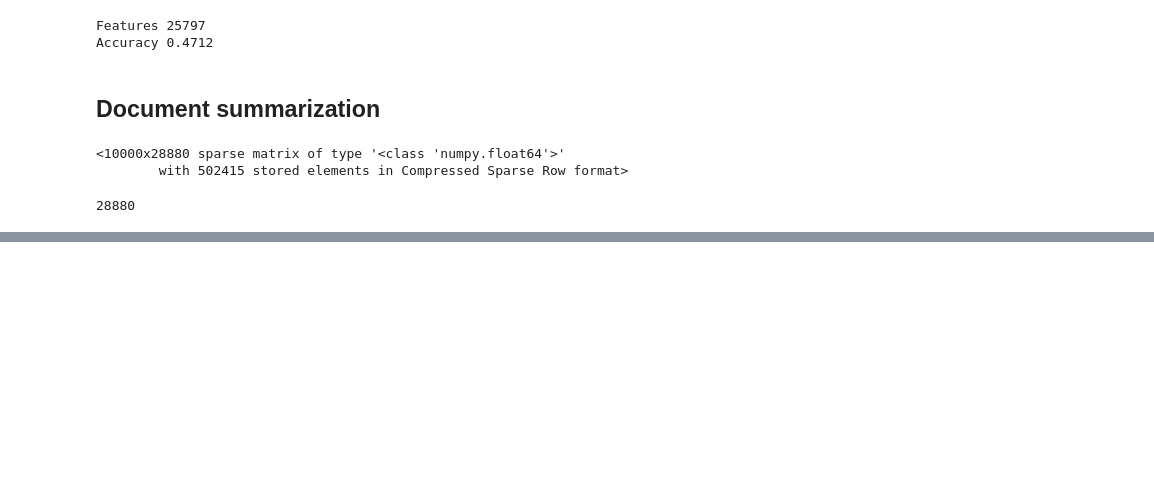
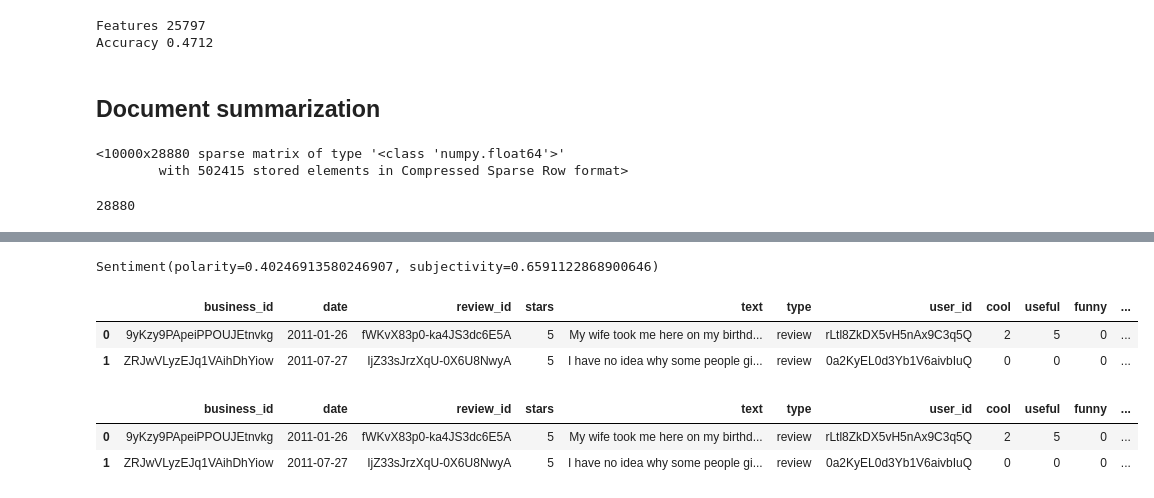
Before and after one commit to dehsheikh/Data_Science, a Jupyter notebook: NLP/03.ipynb, the cells around one changed output, grey strips where cells are left out. Cells and saved outputs as stored; diff of their text form; code cells hidden in the pictures; blank space fills up the shorter version.

```diff
--- a/NLP/03.ipynb
+++ b/NLP/03.ipynb
@@ -208,0 +235,11 @@ Wonderful to see such a great addition to west Phoenix.
+# %%
+review.sentiment
+# %% [output]
+Sentiment(polarity=0.40246913580246907, subjectivity=0.6591122868900646)
+# %%
+yelp["length"] = yelp["text"].apply(len)
+yelp.head(2)
+# %% [output]
+|  | business_id | date | review_id | stars | text | type | user_id | cool | useful | funny | ... |
+| 0 | 9yKzy9PApeiPPOUJEtnvkg | 2011-01-26 | fWKvX83p0-ka4JS3dc6E5A | 5 | My wife took me here on my birthd... | review | rLtl8ZkDX5vH5nAx9C3q5Q | 2 | 5 | 0 | ... |
+| 1 | ZRJwVLyzEJq1VAihDhYiow | 2011-07-27 | IjZ33sJrzXqU-0X6U8NwyA | 5 | I have no idea why some people gi... | review | 0a2KyEL0d3Yb1V6aivbIuQ | 0 | 0 | 0 | ... |
@@ -208,0 +250,7 @@ Wonderful to see such a great addition to west Phoenix.
+# %%
+yelp["sentiment"] = yelp["text"].apply(detect_sentiment)
+yelp.head(2)
+# %% [output]
+|  | business_id | date | review_id | stars | text | type | user_id | cool | useful | funny | ... |
+| 0 | 9yKzy9PApeiPPOUJEtnvkg | 2011-01-26 | fWKvX83p0-ka4JS3dc6E5A | 5 | My wife took me here on my birthd... | review | rLtl8ZkDX5vH5nAx9C3q5Q | 2 | 5 | 0 | ... |
+| 1 | ZRJwVLyzEJq1VAihDhYiow | 2011-07-27 | IjZ33sJrzXqU-0X6U8NwyA | 5 | I have no idea why some people gi... | review | 0a2KyEL0d3Yb1V6aivbIuQ | 0 | 0 | 0 | ... |
```
Also changed, not shown: parts of 8 cells of this notebook.
